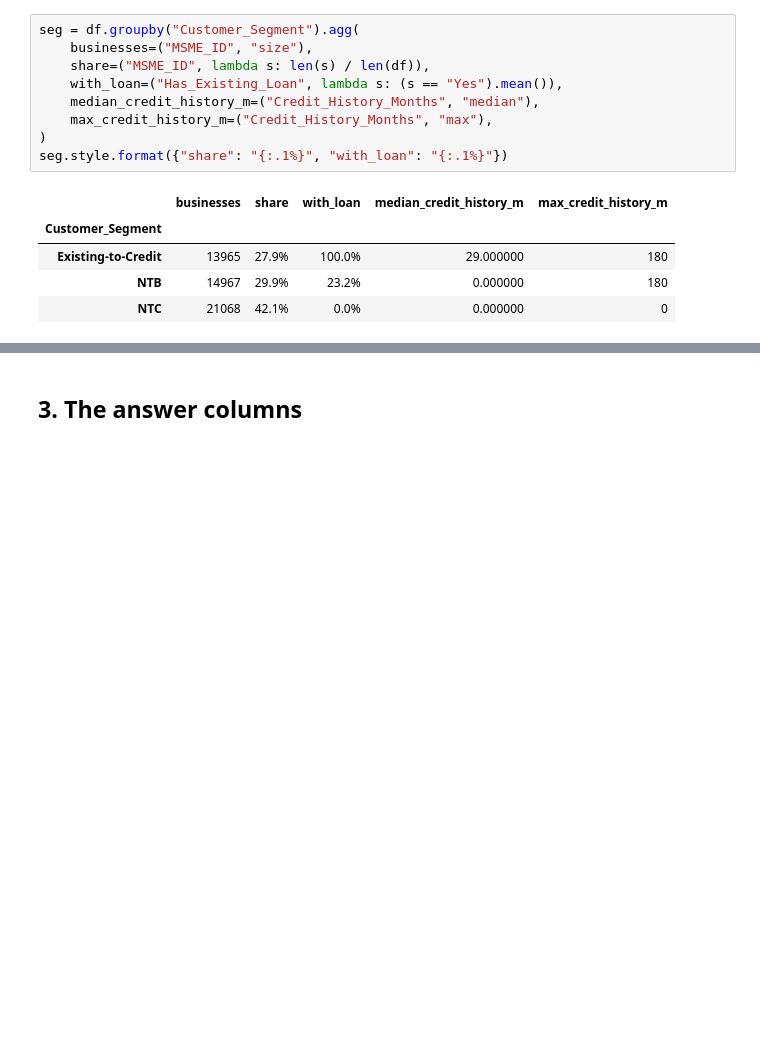
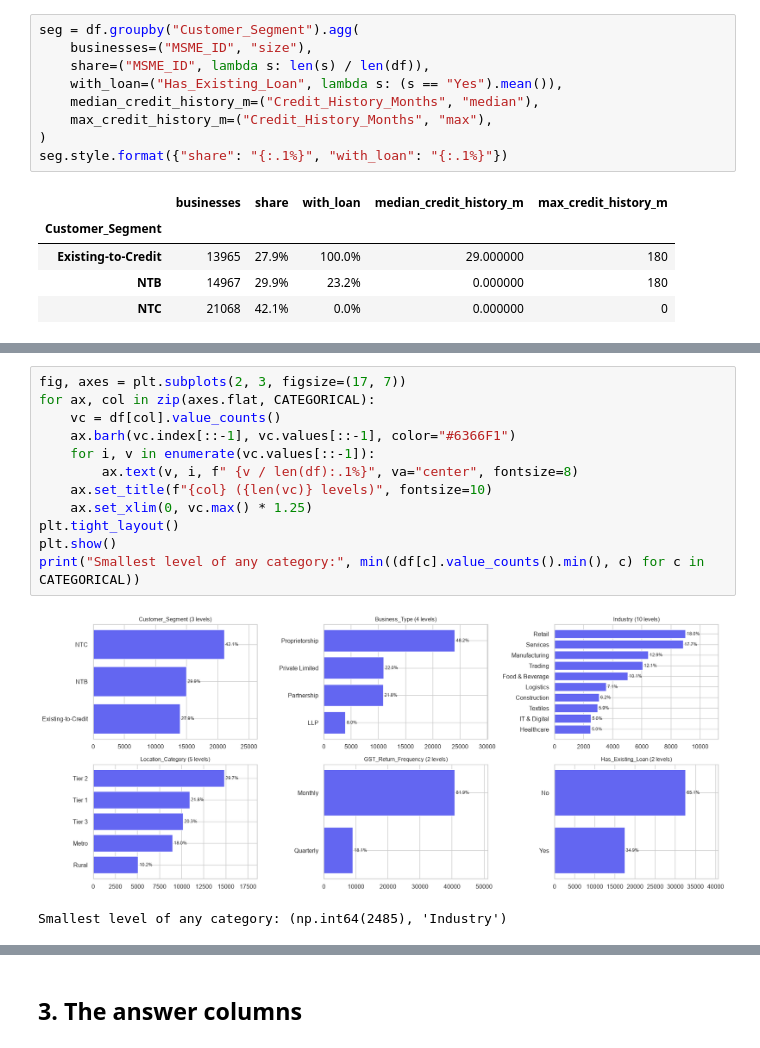
Before and after one commit to deepesh463/msme-health-card, a Jupyter notebook: notebooks/01_eda.ipynb, the cells around one changed output, grey strips where cells are left out. Drawn from its saved outputs; the diff is of its cells as text; blank space fills up the shorter version.

```diff
--- a/notebooks/01_eda.ipynb
+++ b/notebooks/01_eda.ipynb
@@ -143,0 +312,15 @@ seg.style.format({"share": "{:.1%}", "with_loan": "{:.1%}"})
+# %%
+fig, axes = plt.subplots(2, 3, figsize=(17, 7))
+for ax, col in zip(axes.flat, CATEGORICAL):
+    vc = df[col].value_counts()
+    ax.barh(vc.index[::-1], vc.values[::-1], color="#6366F1")
+    for i, v in enumerate(vc.values[::-1]):
+        ax.text(v, i, f" {v / len(df):.1%}", va="center", fontsize=8)
+    ax.set_title(f"{col} ({len(vc)} levels)", fontsize=10)
+    ax.set_xlim(0, vc.max() * 1.25)
+plt.tight_layout()
+plt.show()
+print("Smallest level of any category:", min((df[c].value_counts().min(), c) for c in CATEGORICAL))
+# %% [output]
+[figure, added]
+Smallest level of any category: (np.int64(2485), 'Industry')
```
Also changed, not shown: parts of 18 cells of this notebook, 3 other files.
